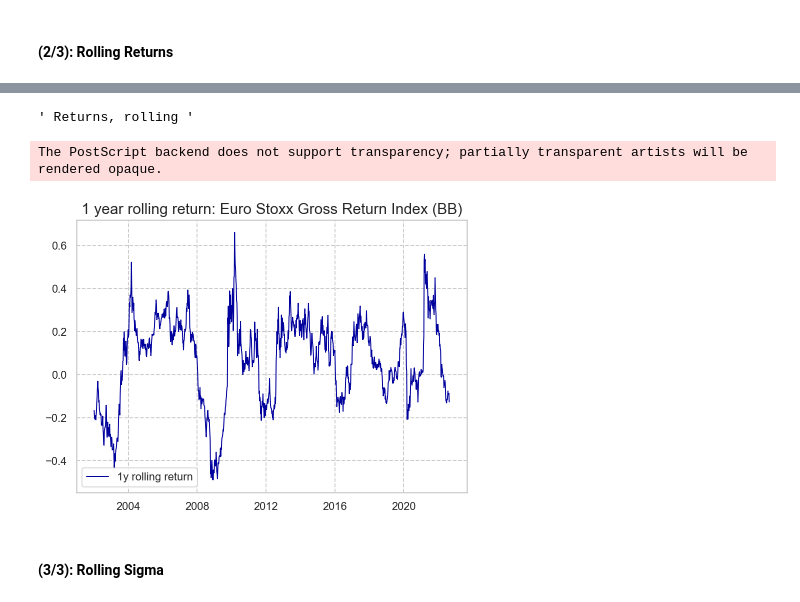
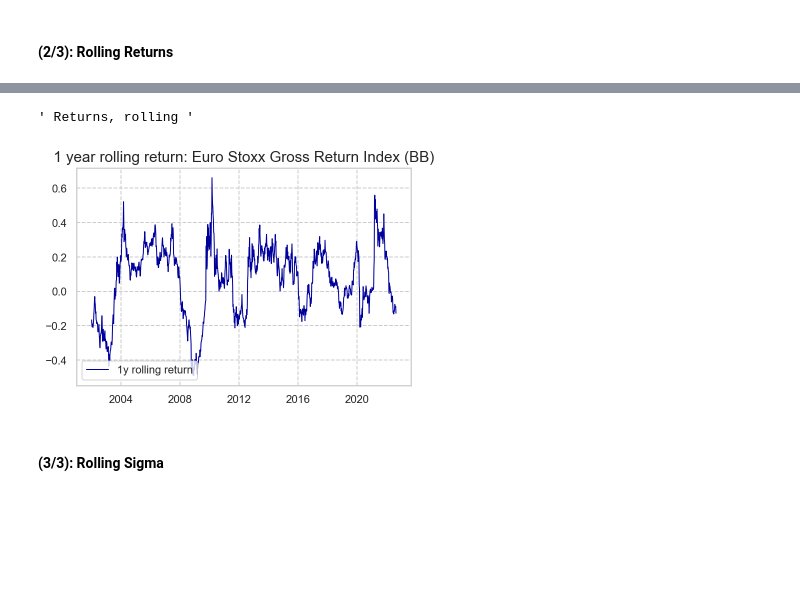
Before and after one commit to TimmieBengtsson/bachelors_project, a Jupyter notebook: bsc_script.ipynb, the cells around one changed output, grey strips where cells are left out. Saved outputs shown, nothing was run; the diff lists cells and outputs as text; code cells hidden in the pictures; blank space fills up the shorter version.

```diff
--- a/bsc_script.ipynb
+++ b/bsc_script.ipynb
@@ -252,17 +242,16 @@ The PostScript backend does not support transparency; partially transparent arti
 # %%
 """ Returns, rolling """
 weeks = 52
 # returns = returns[returns['date'] > '20020201']
 plt.rcParams["axes.titlesize"] = 15
 
 fig, axs = plot_utils.return_plot(stoxxgr, weeks)
 asset_name = utils.retrieve_name(stoxxgr)
-save_loc = 'bsc_plots/1y_return_' + asset_name[0] + '.eps'
+# save_loc = 'bsc_plots/1y_return_' + asset_name[0] + '.eps'
 # plt.savefig(save_loc, dpi=600)
 # %% [output]
 ' Returns, rolling '
-The PostScript backend does not support transparency; partially transparent artists will be rendered opaque.
-[figure, old version]
+[figure, new version]
 # %% [markdown]
 #### <span style='font-family:Computer Modern'> (3/3): Rolling Sigma
 # %%
```
Also changed, not shown: parts of 15 cells of this notebook.
